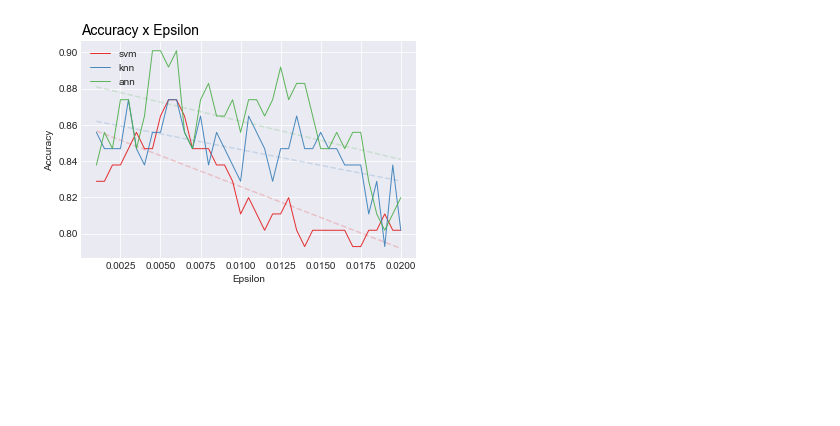
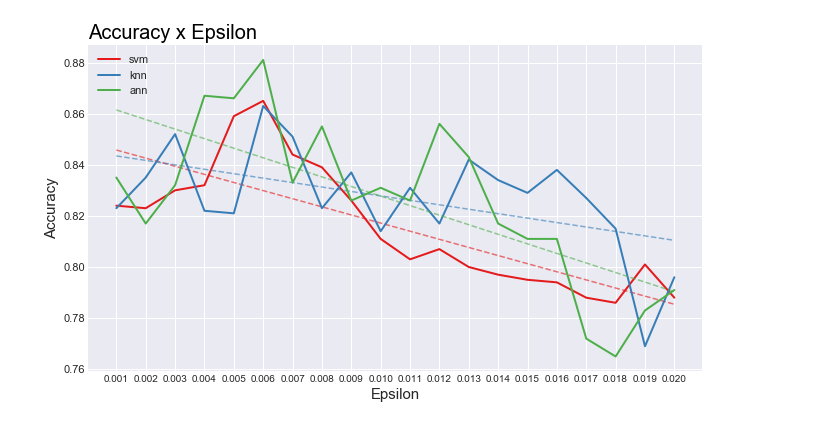
Before and after one commit to rhirama/Classification-of-mammography-images, a Jupyter notebook: Python/20folds_100holdouts.ipynb, the cells around one changed output. Saved outputs shown, nothing was run; the diff lists cells and outputs as text; code cells hidden in the pictures; blank space fills up the shorter version.

```diff
--- a/Python/20folds_100holdouts.ipynb
+++ b/Python/20folds_100holdouts.ipynb
@@ -36,7 +36,7 @@ def xy_sets(line):
     return X, y, indexes
 # %%
 # parametrizacao geral
-poly_models = np.linspace(0.001, 0.02, 39)
+poly_models = np.linspace(0.001, 0.02, 20)
 dataset_name = ['57', '54']
 tech = ['svm', 'knn', 'ann']
 
@@ -137,8 +135,8 @@ for m in poly_models:
                 conf_m = confusion_matrix(y_test_full, y_cont_full)
 
                 acc = accuracy_score(y_test_full, y_cont_full)
-                sns = conf_m[0, 0]/(conf_m[0, 0]+conf_m[1, 0])
-                spf = conf_m[1, 1]/(conf_m[1, 1]+conf_m[0, 1])
+                spf = conf_m[0, 0]/(conf_m[0, 0]+conf_m[1, 0])
+                sns = conf_m[1, 1]/(conf_m[1, 1]+conf_m[0, 1])
 
                 if acc > max_acc:
                     max_acc = acc
@@ -201,8 +199,8 @@ for m in poly_models:
                 conf_m = confusion_matrix(y_test_full, y_cont_full)
 
                 acc = accuracy_score(y_test_full, y_cont_full)
-                sns = conf_m[0, 0]/(conf_m[0, 0]+conf_m[1, 0])
-                spf = conf_m[1, 1]/(conf_m[1, 1]+conf_m[0, 1])
+                spf = conf_m[0, 0]/(conf_m[0, 0]+conf_m[1, 0])
+                sns = conf_m[1, 1]/(conf_m[1, 1]+conf_m[0, 1])
 
                 if acc > max_acc:
                     max_acc = acc
@@ -269,8 +267,8 @@ for m in poly_models:
                         conf_m = confusion_matrix(y_test_full, y_cont_full)
 
                         acc = accuracy_score(y_test_full, y_cont_full)
-                        sns = conf_m[0, 0]/(conf_m[0, 0]+conf_m[1, 0])
-                        spf = conf_m[1, 1]/(conf_m[1, 1]+conf_m[0, 1])
+                        spf = conf_m[0, 0]/(conf_m[0, 0]+conf_m[1, 0])
+                        sns = conf_m[1, 1]/(conf_m[1, 1]+conf_m[0, 1])
 
                         if acc > max_acc:
                             max_acc = acc
@@ -296,38 +635,41 @@ Time:  327.2504662649999
 # %%
 plt.style.use('seaborn-darkgrid')
 palette = plt.get_cmap('Set1')
 
+plt.figure(figsize=(11, 6))
+plt.xticks(poly_models, fontsize=10)
+
 num = 0
-plt.plot(poly_models, svm_accs, marker='', color=palette(num), linewidth=1, alpha=0.9, label='svm')
-z = np.polyfit(poly_models, svm_accs, 1)
+plt.plot(poly_models, svm_avg_accs, marker='', color=palette(num), linewidth=2, alpha=1, label='svm')
+z = np.polyfit(poly_models, svm_avg_accs, 1)
 p = np.poly1d(z)
-plt.plot(poly_models, p(poly_models), 'r--', color=palette(num), alpha=0.2)
+plt.plot(poly_models, p(poly_models), 'r--', color=palette(num), alpha=0.6)
 
 num = 1
-plt.plot(poly_models, knn_accs, marker='', color=palette(num), linewidth=1, alpha=0.9, label='knn')
-z = np.polyfit(poly_models, knn_accs, 1)
+plt.plot(poly_models, knn_avg_accs, marker='', color=palette(num), linewidth=2, alpha=1, label='knn')
+z = np.polyfit(poly_models, knn_avg_accs, 1)
 p = np.poly1d(z)
-plt.plot(poly_models, p(poly_models), 'r--', color=palette(num), alpha=0.2)
+plt.plot(poly_models, p(poly_models), 'r--', color=palette(num), alpha=0.6)
 
 num = 2
-plt.plot(poly_models, ann_accs, marker='', color=palette(num), linewidth=1, alpha=0.9, label='ann')
-z = np.polyfit(poly_models, ann_accs, 1)
+plt.plot(poly_models, ann_avg_accs, marker='', color=palette(num), linewidth=2, alpha=1, label='ann')
+z = np.polyfit(poly_models, ann_avg_accs, 1)
 p = np.poly1d(z)
-plt.plot(poly_models, p(poly_models), 'r--', color=palette(num), alpha=0.2)
-
+plt.plot(poly_models, p(poly_models), 'r--', color=palette(num), alpha=0.6)
 
 # Add legend
 plt.legend(loc=2, ncol=1)
 
-plt.title('Accuracy x Epsilon', loc='left', fontsize=14, fontweight=0, color='black')
-plt.xlabel("Epsilon")
-plt.ylabel("Accuracy")
+plt.title('Accuracy x Epsilon', loc='left', fontsize=20, fontweight=0, color='black')
+plt.xlabel("Epsilon", fontsize=15)
+plt.ylabel("Accuracy", fontsize=15)
 
-plt.savefig('LineAccuracyEpsilon_trendline', dpi=300)
+
+plt.savefig('acc_100h_tline', dpi=150)
 
 plt.show()
 # %% [output]
-[figure, old version]
+[figure, new version]
 # %%
 fst = DataFrame(svm_folds_accs)
 snd = DataFrame(knn_folds_accs)
```
Also changed, not shown: parts of 17 cells of this notebook, 15 other files.
